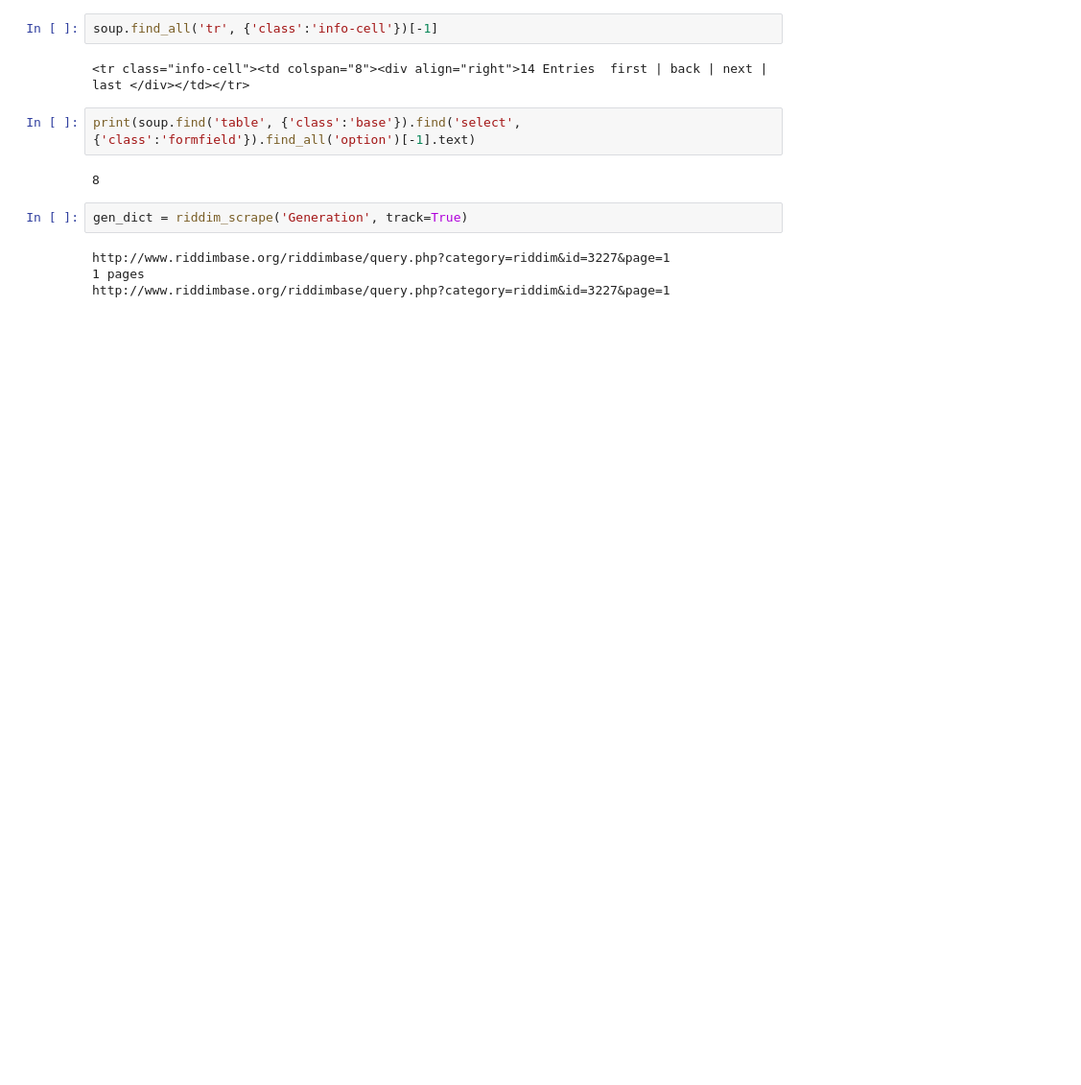
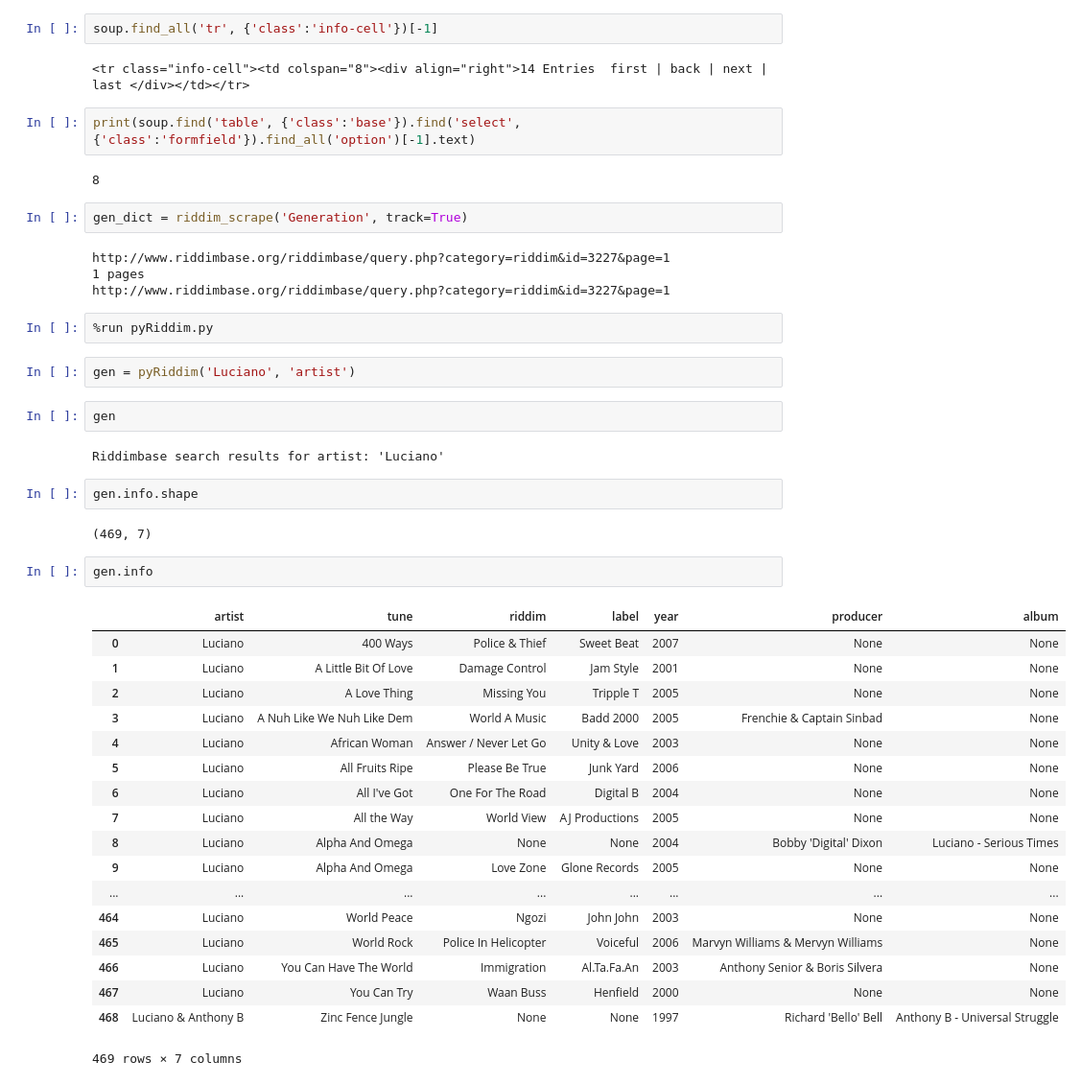
Before and after one commit to afriedman412/PyRiddim, a Jupyter notebook: Untitled.ipynb, the cells around one changed output. Shown at 96% size. Drawn from its saved outputs; the diff is of its cells as text; blank space fills up the shorter version.

```diff
--- a/Untitled.ipynb
+++ b/Untitled.ipynb
@@ -154,3 +154,36 @@ gen_dict = riddim_scrape('Generation', track=True)
 http://www.riddimbase.org/riddimbase/query.php?category=riddim&id=3227&page=1
 1 pages
 http://www.riddimbase.org/riddimbase/query.php?category=riddim&id=3227&page=1
+# %%
+%run pyRiddim.py
+# %%
+gen = pyRiddim('Luciano', 'artist')
+# %%
+gen
+# %% [output]
+Riddimbase search results for artist: 'Luciano'
+# %%
+gen.info.shape
+# %% [output]
+(469, 7)
+# %%
+gen.info
+# %% [output]
+|  | artist | tune | riddim | label | year | producer | album |
+| 0 | Luciano | 400 Ways | Police & Thief | Sweet Beat | 2007 | None | None |
+| 1 | Luciano | A Little Bit Of Love | Damage Control | Jam Style | 2001 | None | None |
+| 2 | Luciano | A Love Thing | Missing You | Tripple T | 2005 | None | None |
+| 3 | Luciano | A Nuh Like We Nuh Like Dem | World A Music | Badd 2000 | 2005 | Frenchie & Captain Sinbad | None |
+| 4 | Luciano | African Woman | Answer / Never Let Go | Unity & Love | 2003 | None | None |
+| 5 | Luciano | All Fruits Ripe | Please Be True | Junk Yard | 2006 | None | None |
+| 6 | Luciano | All I've Got | One For The Road | Digital B | 2004 | None | None |
+| 7 | Luciano | All the Way | World View | AJ Productions | 2005 | None | None |
+| 8 | Luciano | Alpha And Omega | None | None | 2004 | Bobby 'Digital' Dixon | Luciano - Serious Times |
+| 9 | Luciano | Alpha And Omega | Love Zone | Glone Records | 2005 | None | None |
+| ... | ... | ... | ... | ... | ... | ... | ... |
+| 464 | Luciano | World Peace | Ngozi | John John | 2003 | None | None |
+| 465 | Luciano | World Rock | Police In Helicopter | Voiceful | 2006 | Marvyn Williams & Mervyn Williams | None |
+| 466 | Luciano | You Can Have The World | Immigration | Al.Ta.Fa.An | 2003 | Anthony Senior & Boris Silvera | None |
+| 467 | Luciano | You Can Try | Waan Buss | Henfield | 2000 | None | None |
+| 468 | Luciano & Anthony B | Zinc Fence Jungle | None | None | 1997 | Richard 'Bello' Bell | Anthony B - Universal Struggle |
+469 rows × 7 columns
```
Also changed, not shown: 2 other files.
